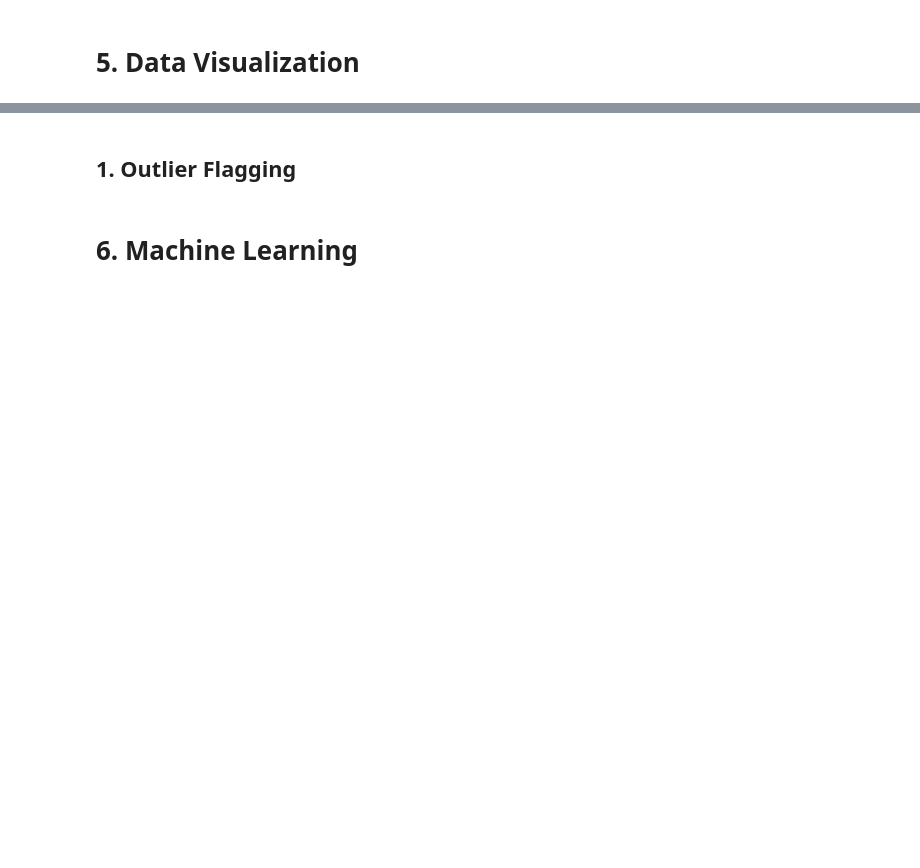
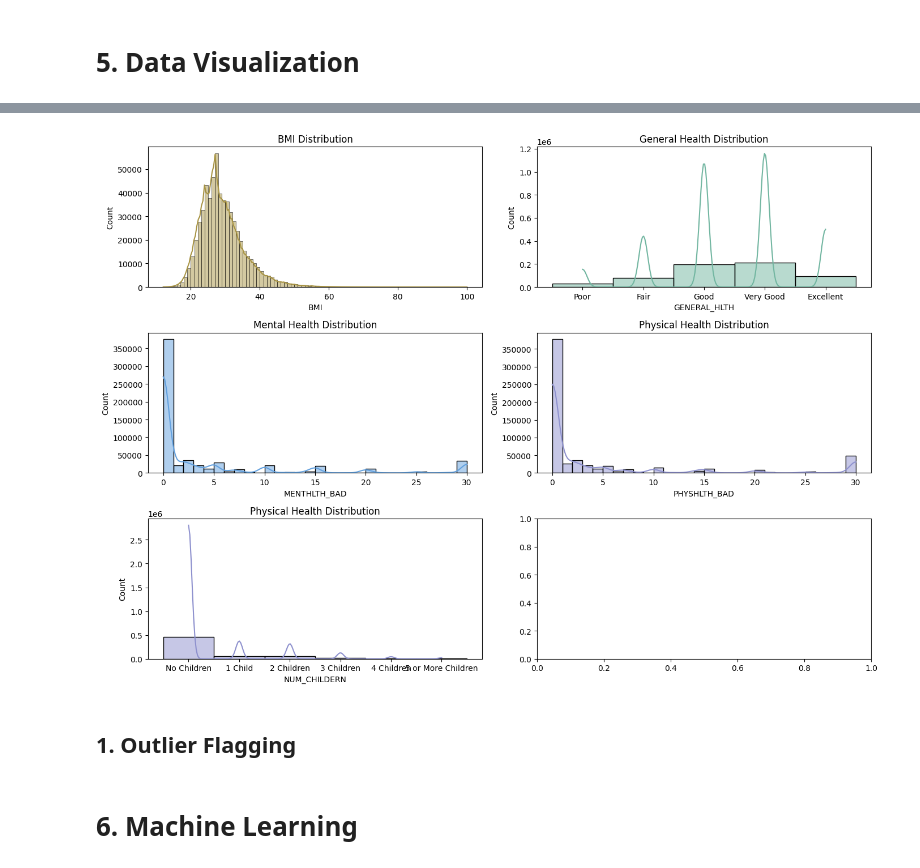
Before and after one commit to Parth-F/Analyse-Health-and-Demographic-Data-to-identify-common-traits-leading-to-Heart-Disease, a Jupyter notebook: Analyse_Health_and_Demogrphic_Data_to_identify_common_traits_leading_to_Heart_Disease_Practo_Certified.ipynb, the cells around one changed output, grey strips where cells are left out. Cells and saved outputs as stored; diff of their text form; code cells hidden in the pictures; blank space fills up the shorter version.

```diff
--- a/Analyse_Health_and_Demogrphic_Data_to_identify_common_traits_leading_to_Heart_Disease_Practo_Certified.ipynb
+++ b/Analyse_Health_and_Demogrphic_Data_to_identify_common_traits_leading_to_Heart_Disease_Practo_Certified.ipynb
@@ -1094,23 +1110,25 @@ plt.show()
 # %%
 fig, axes = plt.subplots(3, 2, figsize=(14, 10))
 
-sns.histplot(df['BMI'], ax=axes[0, 0], kde=True, binwidth=1, color='#a89444')
+sns.histplot(vis_df['BMI'], ax=axes[0, 0], kde=True, binwidth=1, color='#a89444')
 axes[0, 0].set_title('BMI Distribution')
 
-sns.histplot(df['GENERAL_HLTH'], ax=axes[0, 1], kde=True, binwidth=1, color='#72b6a1')
+sns.histplot(vis_df['GENERAL_HLTH'], ax=axes[0, 1], kde=True, binwidth=1, color='#72b6a1')
 axes[0, 1].set_title('General Health Distribution')
 
-sns.histplot(df['MENTHLTH_BAD'], ax=axes[1, 0], kde=True, binwidth=1, color='#62a0de')
+sns.histplot(vis_df['MENTHLTH_BAD'], ax=axes[1, 0], kde=True, binwidth=1, color='#62a0de')
 axes[1, 0].set_title('Mental Health Distribution')
 
-sns.histplot(df['PHYSHLTH_BAD'], ax=axes[1, 1], kde=True, binwidth=1, color='#8e91ce')
+sns.histplot(vis_df['PHYSHLTH_BAD'], ax=axes[1, 1], kde=True, binwidth=1, color='#8e91ce')
 axes[1, 1].set_title('Physical Health Distribution')
 
-sns.histplot(df['NUM_CHILDERN'], ax=axes[2, 0], kde=True, binwidth=1, color='#8e91ce')
+sns.histplot(vis_df['NUM_CHILDERN'], ax=axes[2, 0], kde=True, binwidth=1, color='#8e91ce')
 axes[2, 0].set_title('Physical Health Distribution')
 
 plt.tight_layout()
 plt.show()
+# %% [output]
+[figure, added]
 # %% [markdown]
 ## 1. Outlier Flagging
 # %%
```
Also changed, not shown: parts of 63 cells of this notebook.
